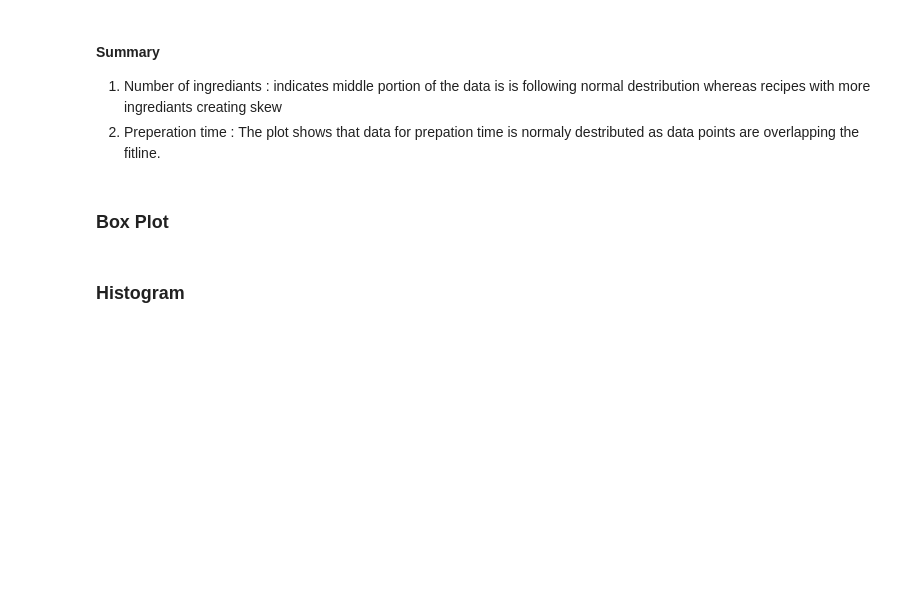
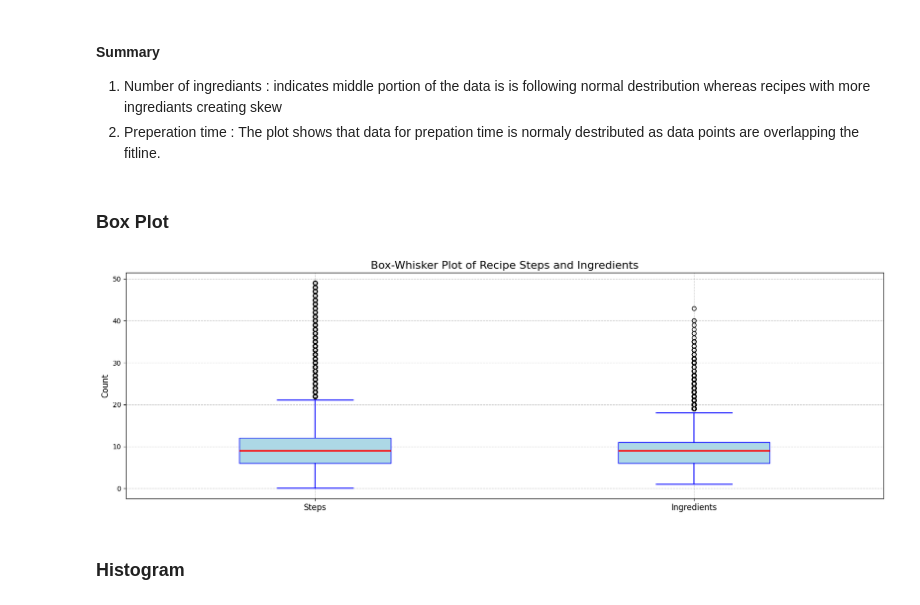
Before and after one commit to khushbunlad/PROG8431, a Jupyter notebook: Workshop2.ipynb, the cells around one changed output. Cells and saved outputs as stored; diff of their text form; code cells hidden in the pictures; blank space fills up the shorter version.

```diff
--- a/Workshop2.ipynb
+++ b/Workshop2.ipynb
@@ -159,26 +159,28 @@ create_qq_plot(axes[1],minutes_count, 'Preparation Time',"red",1,"yellow",5)
 # %%
 # Create a figure with a defined size
 plt.figure(figsize=(20, 6))
 
 # Create the box plot with customized labels and improved visuals
 plt.boxplot(
-    [recepeData.data['n_steps'], recepeData.data['n_ingredients']],
+    [recepeData.data[recepeData.data['n_steps'] < 50]['n_steps'], recepeData.data['n_ingredients']],
     widths=0.4,
     patch_artist=True,
     boxprops=dict(facecolor='lightblue', color='blue'),
     medianprops=dict(color='red', linewidth=2),
     whiskerprops=dict(color='blue', linewidth=1.5),
     capprops=dict(color='blue', linewidth=1.5)
 )
 
 # Customize the plot further
 plt.title('Box-Whisker Plot of Recipe Steps and Ingredients', fontsize=16)
 plt.ylabel('Count', fontsize=12)
 plt.xticks([1, 2], ['Steps', 'Ingredients'], fontsize=12)
 plt.grid(True, linestyle='--', alpha=0.7)
 
 # Show the plot
 plt.show()
+# %% [output]
+[figure, added]
 # %% [markdown]
 ### Histogram
 # %%
```
Also changed, not shown: parts of 1 cell of this notebook.
